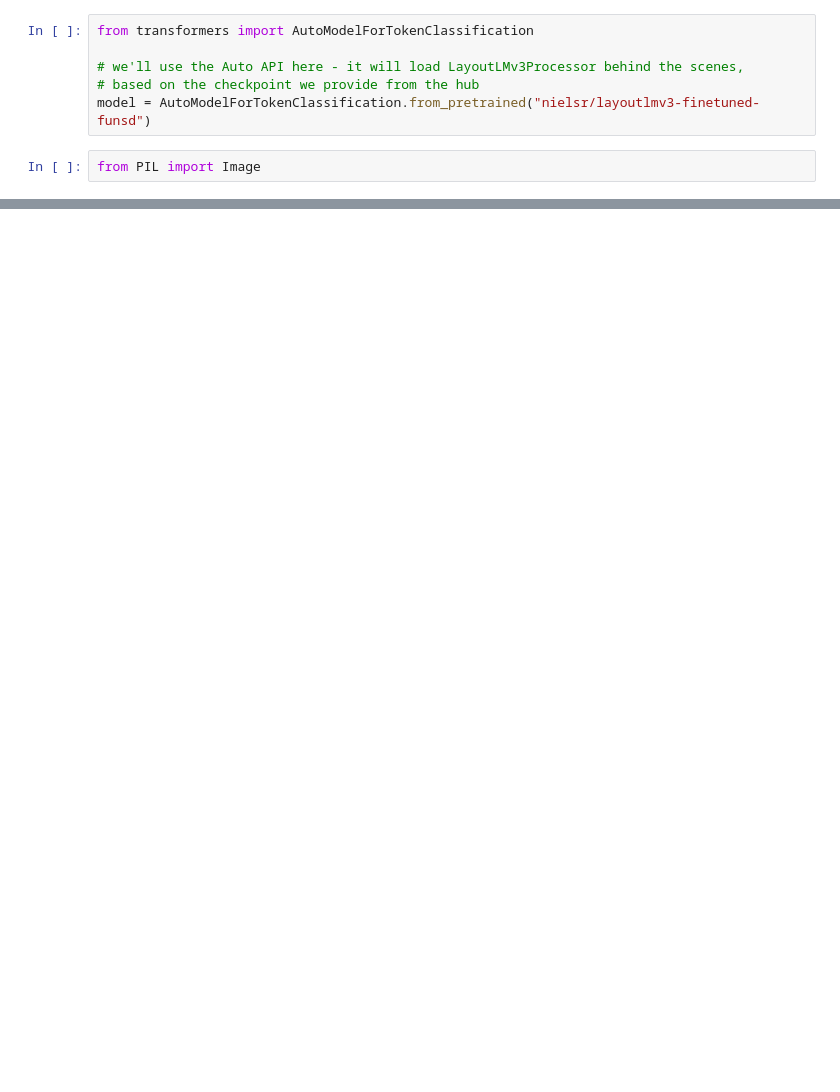
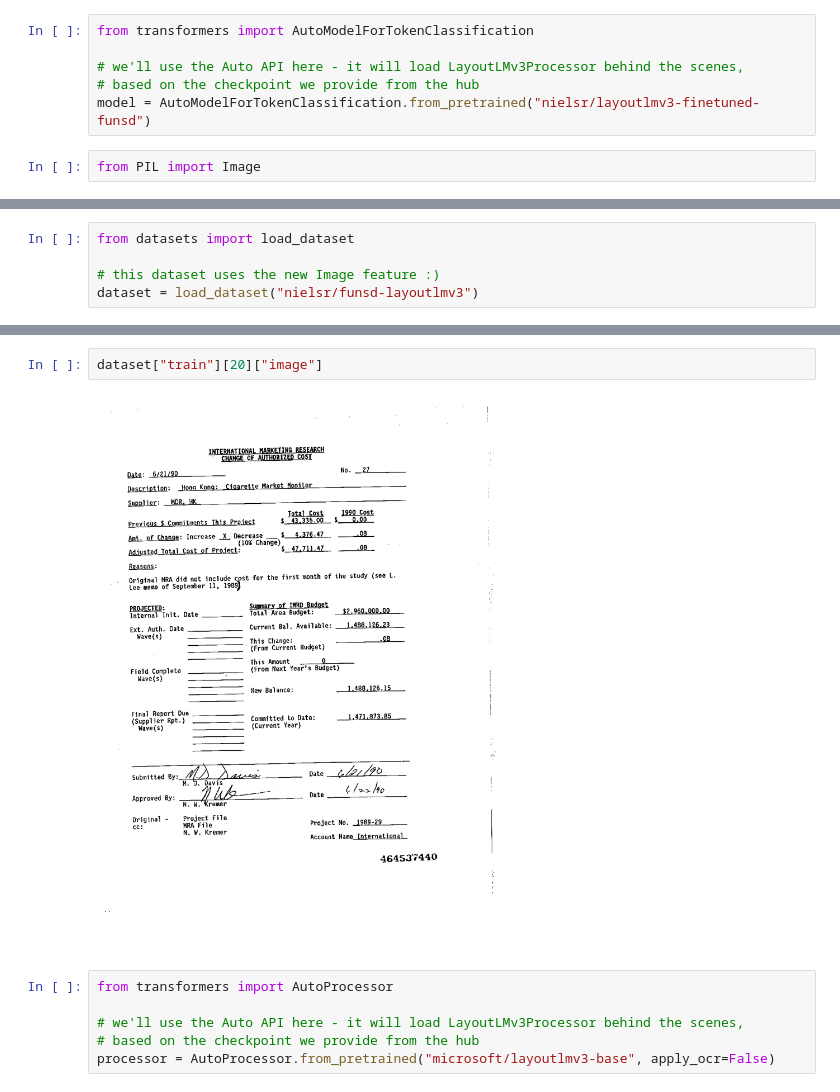
Before and after one commit to maheshpec/dockie, a Jupyter notebook: notebooks/layoutlm.ipynb, the cells around one changed output, grey strips where cells are left out. Saved outputs shown, nothing was run; the diff lists cells and outputs as text; blank space fills up the shorter version.

```diff
--- a/notebooks/layoutlm.ipynb
+++ b/notebooks/layoutlm.ipynb
@@ -38,0 +61,5 @@ from PIL import Image
+# %%
+from datasets import load_dataset
+
+# this dataset uses the new Image feature :)
+dataset = load_dataset("nielsr/funsd-layoutlmv3")
@@ -38,0 +69,10 @@ from PIL import Image
+# %%
+dataset["train"][20]["image"]
+# %% [output]
+[figure, added]
+# %%
+from transformers import AutoProcessor
+
+# we'll use the Auto API here - it will load LayoutLMv3Processor behind the scenes,
+# based on the checkpoint we provide from the hub
+processor = AutoProcessor.from_pretrained("microsoft/layoutlmv3-base", apply_ocr=False)
```
Also changed, not shown: parts of 6 cells of this notebook.
